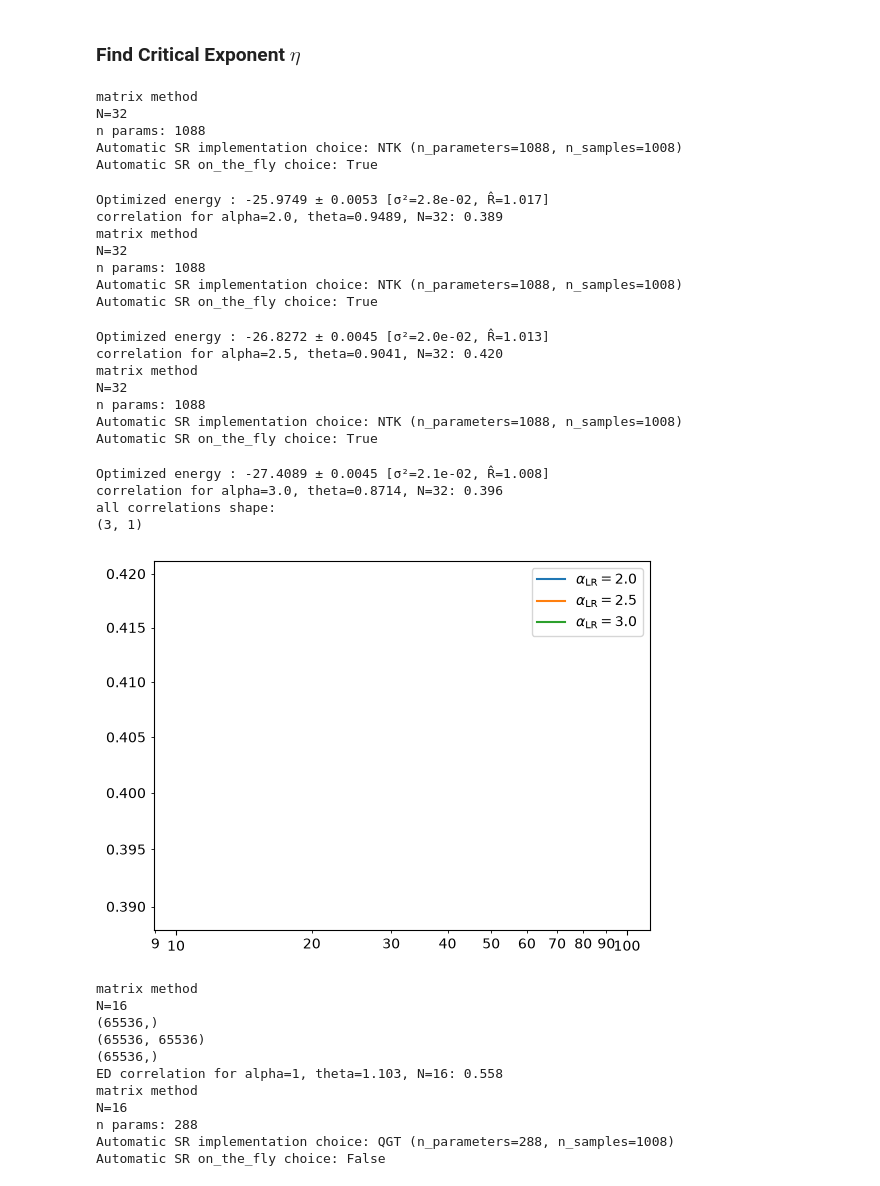
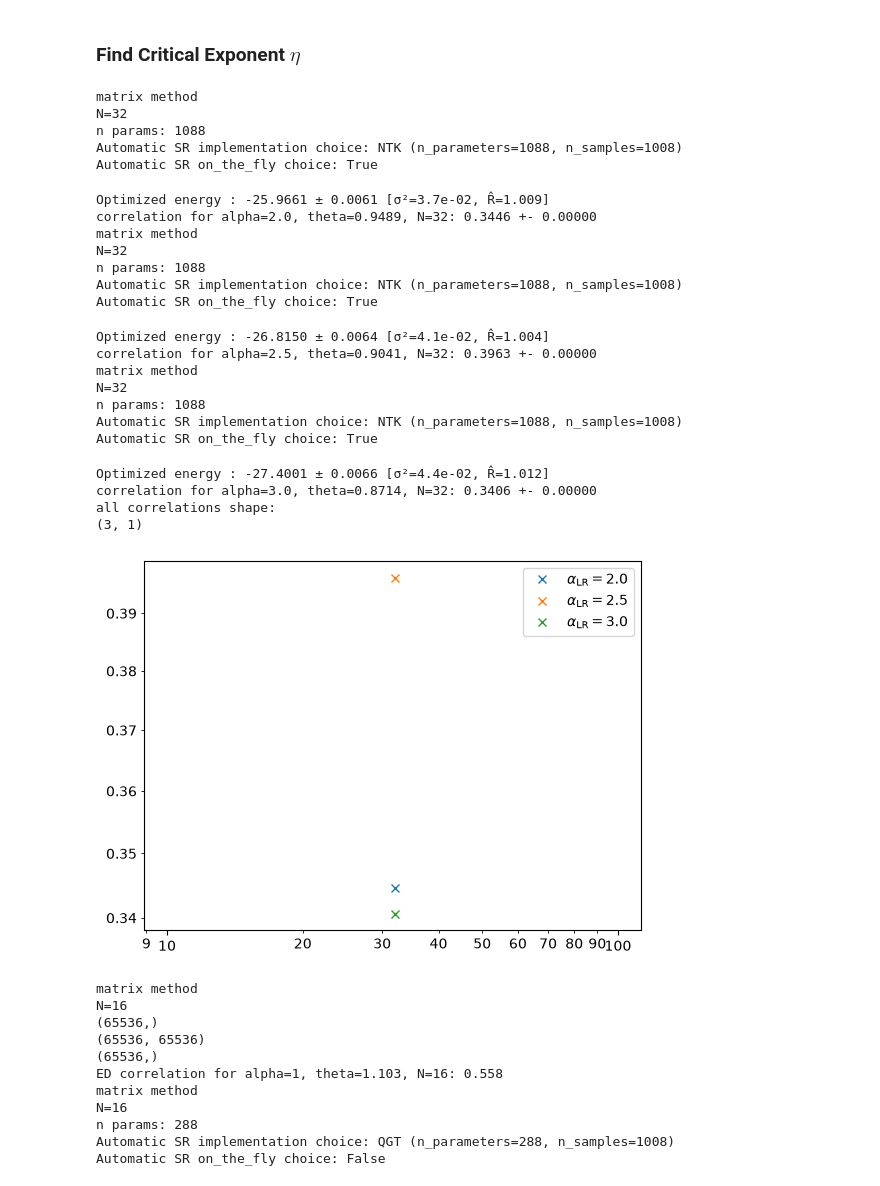
Before and after one commit to fpgasta/nqs-ising-research-project, a Jupyter notebook: src/main.ipynb, the cells around one changed output. Cells and saved outputs as stored; diff of their text form; code cells hidden in the pictures.

```diff
--- a/src/main.ipynb
+++ b/src/main.ipynb
@@ -595,17 +593,23 @@ class NQS_ising_LR():
         plt.ylabel("Energy")
         plt.show()
 
-    def calculate_correlation(self, r: int):
+    def calculate_correlation(self, r: int, full_output=False):
         if self.optimized_energy is None:
             raise Exception("optimization loop hasn't been run.")
             return
 
-        # TODO: average over MC samples, or is this already happening?
         correlation = 0
+        sigma = 0
         for i in range(self.N):
-            correlation += self.vstate.expect(sigmaz(self.hi, i) @ sigmaz(self.hi, (i+r)%self.N)).mean.real
+            correlation_result = self.vstate.expect(sigmaz(self.hi, i) @ sigmaz(self.hi, (i+r)%self.N))
+            correlation += correlation_result.mean.real
+            # sigma += correlation_result.error_of_mean**2 # TODO: rename sigma
+
         correlation /= self.N
+        # sigma = np.sqrt(sigma)/N # TODO: is this correct??
 
+        if full_output:
+            return correlation, sigma
         return correlation
 
     def calculate_correlation_ED(self, r: int):
@@ -701,12 +705,12 @@ def get_correlation(alphaLR, theta, N, r, n_iter=300, learning_rate=0.03):
     # model = phaseRBM(N=N, alpha=1, rngs=nnx.Rngs(2))
     nqs_ising = NQS_ising_LR(N, theta, alphaLR=alphaLR, exact_solution=False)
     nqs_ising.optimization_loop(model, n_iter=n_iter, learning_rate=learning_rate)
-    correlation = nqs_ising.calculate_correlation(r)
+    correlation, sigma = nqs_ising.calculate_correlation(r, full_output=True)
     # nqs_ising.plot()
     nqs_ising.print()
-    print(f"correlation for alpha={alphaLR}, theta={theta}, N={N}: {correlation:.3f}")
+    print(f"correlation for alpha={alphaLR}, theta={theta}, N={N}: {correlation:.4f} +- {sigma:.5f}")
 
-    return correlation
+    return correlation, sigma, nqs_ising
 
 def get_correlation_ED(alphaLR, theta, N, r):
     nqs_ising = NQS_ising_LR(N, theta, alphaLR=alphaLR, exact_solution=False)
@@ -747,53 +751,61 @@ fig, ax = plt.subplots()
 
 
 all_correlations = []
+all_sigmas = []
+all_vstates = []
 for alpha, theta in zip(alphaLR[-3:], thetaC[-3:]):
 
     correlations = []
+    sigmas = []
+    vstates = []
     for N in Ns[:1]:
         r = int(N/4)
-        correlation = get_correlation(alpha, theta, N, r, n_iter=1000, learning_rate=0.1)
+        correlation, sigma, nqs_ising = get_correlation(alpha, theta, N, r, n_iter=100, learning_rate=0.1)
         correlations.append(correlation)
+        sigmas.append(sigma)
+        vstates.append(nqs_ising)
 
-    ax.plot(Ns[:1], correlations, label=f"$\\alpha_\\mathrm{{LR}}={alpha:.1f}$")
+    ax.plot(Ns[:1], correlations, "x", label=f"$\\alpha_\\mathrm{{LR}}={alpha:.1f}$")
     all_correlations.append(correlations)
+    all_sigmas.append(sigmas)
+    all_vstates.append(vstates)
 
 all_correlations = np.array(all_correlations)
 print("all correlations shape:")
 print(all_correlations.shape)
 
 ax.legend()
 ax.set_xscale("log")
 ax.set_yscale("log")
 for axis in (ax.xaxis, ax.yaxis):
     axis.set_major_formatter(ScalarFormatter())
     axis.set_minor_formatter(ScalarFormatter())
 fig.savefig("../plot/correlation-1.pdf")
 # %% [output]
 matrix method
 N=32
 n params: 1088
 Automatic SR implementation choice: NTK (n_parameters=1088, n_samples=1008)
 Automatic SR on_the_fly choice: True
-Optimized energy : -25.9749 ± 0.0053 [σ²=2.8e-02, R̂=1.017]
-correlation for alpha=2.0, theta=0.9489, N=32: 0.389
+Optimized energy : -25.9661 ± 0.0061 [σ²=3.7e-02, R̂=1.009]
+correlation for alpha=2.0, theta=0.9489, N=32: 0.3446 +- 0.00000
 matrix method
 N=32
 n params: 1088
 Automatic SR implementation choice: NTK (n_parameters=1088, n_samples=1008)
 Automatic SR on_the_fly choice: True
-Optimized energy : -26.8272 ± 0.0045 [σ²=2.0e-02, R̂=1.013]
-correlation for alpha=2.5, theta=0.9041, N=32: 0.420
+Optimized energy : -26.8150 ± 0.0064 [σ²=4.1e-02, R̂=1.004]
+correlation for alpha=2.5, theta=0.9041, N=32: 0.3963 +- 0.00000
 matrix method
 N=32
 n params: 1088
 Automatic SR implementation choice: NTK (n_parameters=1088, n_samples=1008)
 Automatic SR on_the_fly choice: True
-Optimized energy : -27.4089 ± 0.0045 [σ²=2.1e-02, R̂=1.008]
-correlation for alpha=3.0, theta=0.8714, N=32: 0.396
+Optimized energy : -27.4001 ± 0.0066 [σ²=4.4e-02, R̂=1.012]
+correlation for alpha=3.0, theta=0.8714, N=32: 0.3406 +- 0.00000
 all correlations shape:
 (3, 1)
-[figure, old version]
+[figure, new version]
 # %%
 # all_correlations
 N = 16
```
Also changed, not shown: parts of 3 cells of this notebook, 7 other files.
